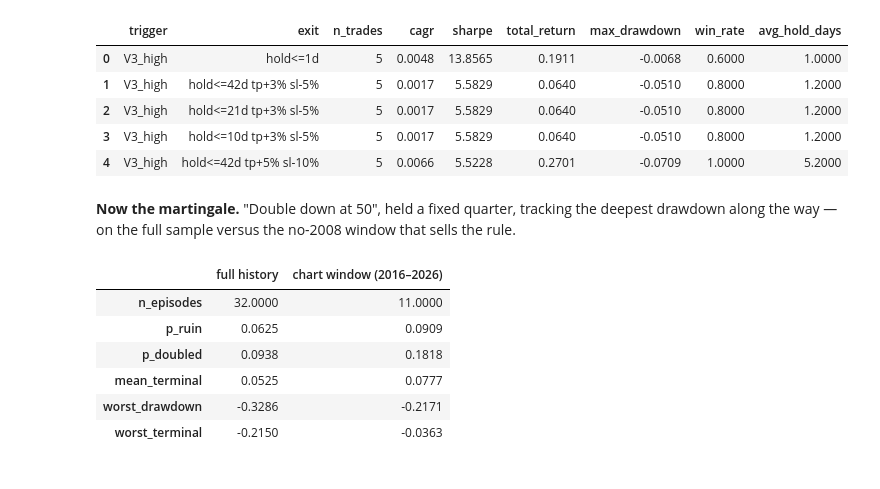
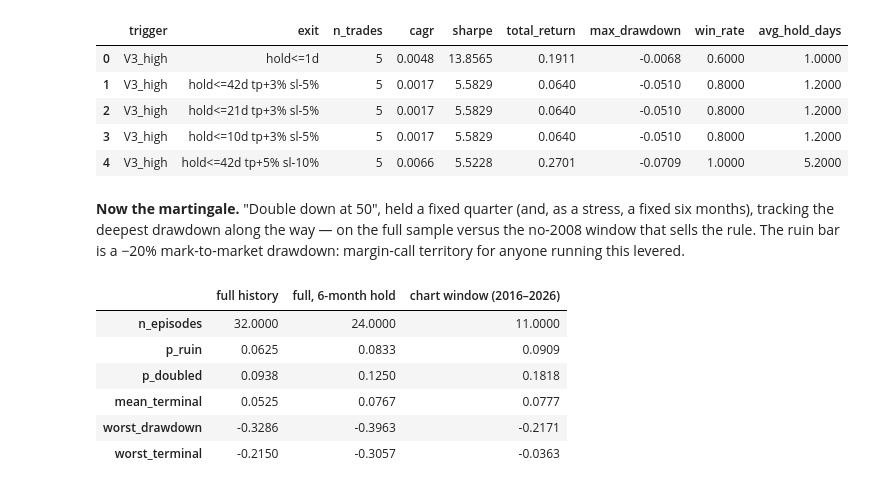
Before and after one commit to Guillain-RDCDE/Open-Alpha-Lab, a Jupyter notebook: studies/03-fear-gauge/notebooks/02_for_the_quants.ipynb, the cells around one changed output. Cells and saved outputs as stored; diff of their text form; code cells hidden in the pictures.

```diff
--- a/studies/03-fear-gauge/notebooks/02_for_the_quants.ipynb
+++ b/studies/03-fear-gauge/notebooks/02_for_the_quants.ipynb
@@ -145,0 +144,17 @@ Expected shape: **Signal `REAL`** at short horizons (vol mean-reversion is robus
+# %%
+# No re-computation: every figure below is pulled from the cells above.
+verdict = pd.DataFrame([
+    {'question': 'V1_level_30 beats a random day?  (+1w / +1mo)',
+     'figure': f"excess {null_tbl.loc[('V1_level_30',5),'excess']:+.2%} (p={null_tbl.loc[('V1_level_30',5),'p_greater']:.3f})"
+               f"  /  {null_tbl.loc[('V1_level_30',21),'excess']:+.2%} (p={null_tbl.loc[('V1_level_30',21),'p_greater']:.3f})"},
+    {'question': 'V2_spike beats a random day?  (+1mo, full history)',
+     'figure': f"excess {null_tbl.loc[('V2_spike',21),'excess']:+.2%} (p={null_tbl.loc[('V2_spike',21),'p_greater']:.3f})"},
+    {'question': 'V1_level_30 beats the -3% price day?  (gap, +1w / +1mo)',
+     'figure': f"gap {ctrl['V1_level_30'].loc[5,'gap']:+.2%} (p={ctrl['V1_level_30'].loc[5,'p_signal_gt_alt']:.3f})"
+               f"  /  {ctrl['V1_level_30'].loc[21,'gap']:+.2%} (p={ctrl['V1_level_30'].loc[21,'p_signal_gt_alt']:.3f})"},
+    {'question': 'V1_level_30 survives clustering?  (+1mo excess, block bootstrap)',
+     'figure': f"CI [{boot['V1_level_30']['ci_low']:+.2%}, {boot['V1_level_30']['ci_high']:+.2%}]"
+               f"  P(excess<=0)={boot['V1_level_30']['p_excess_le_0']:.3f}"},
+]).set_index('question')
+pd.set_option('display.max_colwidth', 120)
+verdict
@@ -185,17 +221,19 @@ deflated Sharpe (P it isn't luck over 52 configs): 0.367
 | 3 | V3_high | hold<=10d tp+3% sl-5% | 5 | 0.0017 | 5.5829 | 0.0640 | -0.0510 | 0.8000 | 1.2000 |
 | 4 | V3_high | hold<=42d tp+5% sl-10% | 5 | 0.0066 | 5.5228 | 0.2701 | -0.0709 | 1.0000 | 5.2000 |
 # %% [markdown]
-**Now the martingale.** "Double down at 50", held a fixed quarter, tracking the deepest drawdown along the way — on the full sample versus the no-2008 window that sells the rule.
+**Now the martingale.** "Double down at 50", held a fixed quarter (and, as a stress, a fixed six months), tracking the deepest drawdown along the way — on the full sample versus the no-2008 window that sells the rule. The ruin bar is a −20% mark-to-market drawdown: margin-call territory for anyone running this levered.
 # %%
-full = robustness.martingale_ruin(spx, vix, rung1=30, rung2=50)
-win  = spx.index >= '2016-06-01'
-windowed = robustness.martingale_ruin(spx[win], vix[win], rung1=30, rung2=50)
-pd.DataFrame({'full history': full, 'chart window (2016–2026)': windowed})
+win = spx.index >= '2016-06-01'
+pd.DataFrame({
+    'full history':              robustness.martingale_ruin(spx, vix, rung1=30, rung2=50),
+    'full, 6-month hold':        robustness.martingale_ruin(spx, vix, rung1=30, rung2=50, hold_days=126),
+    'chart window (2016–2026)':  robustness.martingale_ruin(spx[win], vix[win], rung1=30, rung2=50),
+})
 # %% [output]
-|  | full history | chart window (2016–2026) |
-| n_episodes | 32.0000 | 11.0000 |
-| p_ruin | 0.0625 | 0.0909 |
-| p_doubled | 0.0938 | 0.1818 |
-| mean_terminal | 0.0525 | 0.0777 |
-| worst_drawdown | -0.3286 | -0.2171 |
-| worst_terminal | -0.2150 | -0.0363 |
+|  | full history | full, 6-month hold | chart window (2016–2026) |
+| n_episodes | 32.0000 | 24.0000 | 11.0000 |
+| p_ruin | 0.0625 | 0.0833 | 0.0909 |
+| p_doubled | 0.0938 | 0.1250 | 0.1818 |
+| mean_terminal | 0.0525 | 0.0767 | 0.0777 |
+| worst_drawdown | -0.3286 | -0.3963 | -0.2171 |
+| worst_terminal | -0.2150 | -0.3057 | -0.0363 |
```
Also changed, not shown: parts of 13 cells of this notebook, 25 other files.
